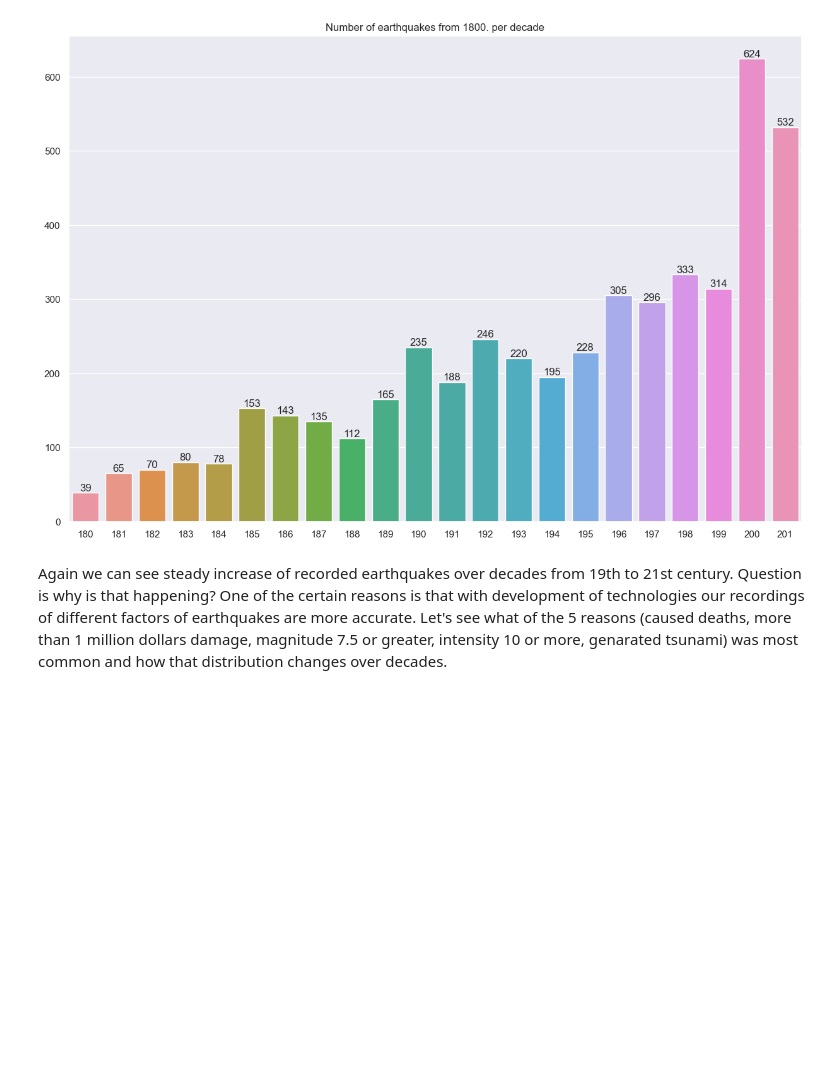
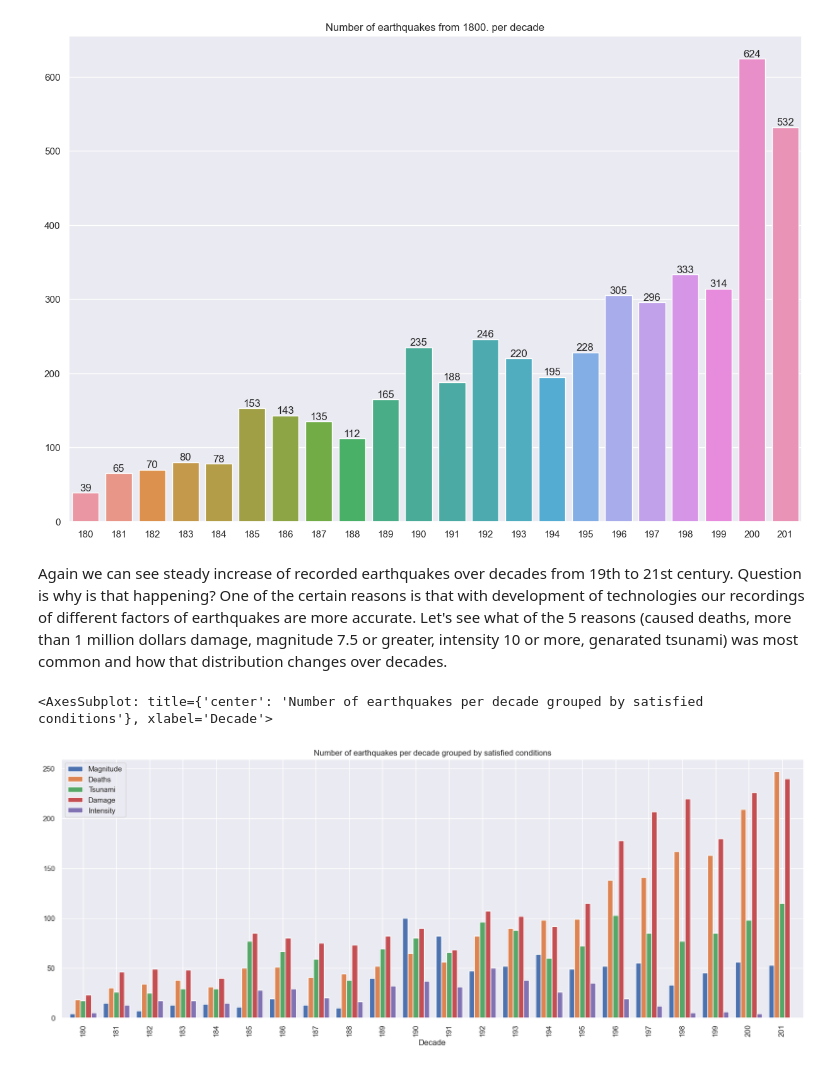
Before and after one commit to DejanGjer/Earthquakes-EDA, a Jupyter notebook: project.ipynb, the cells around one changed output. Cells and saved outputs as stored; diff of their text form; code cells hidden in the pictures; blank space fills up the shorter version.

```diff
--- a/project.ipynb
+++ b/project.ipynb
@@ -713,0 +795,26 @@ null_values_by_columns(data)
+# %%
+columns_to_drop = [
+    "Region code",
+    "Mw Magnitude",
+    "Ms Magnitude",
+    "Mb Magnitude",
+    "Ml Magnitude",
+    "MFA Magnitude",
+    "Unknown Magnitude",
+    "Total Effects : Deaths",
+    "Total Effects : Missing",
+    "Total Effects : Injuries",
+    "Total Effects : Damage (in M$)",
+    "Total Effects : Houses Destroyed",
+    "Total Effects : Houses Damaged",
+    "Total Effects : Deaths Description",
+    "Total Effects : Missing Description",
+    "Total Effects : Injuries Description",
+    "Total Effects : Damage Description",
+    "Total Effects : Houses Destroyed Description",
+    "Total Effects : Houses Damaged Description"
+]
+
+data = data.drop(columns=columns_to_drop)
+print(f"Dataset rows: {data.shape[0]}, columns: {data.shape[1]}")
+data.head(10)
@@ -742,0 +861,20 @@ satisfies_tsunami = data["Flag Tsunami"]
+# %%
+
+satisfies_magnitude = data["EQ Primary"] >= 7.5
+satisfies_deaths = (data["Earthquake : Deaths"] > 0) | ~(data["Earthquake : Deaths Description"].isna())
+satisfies_tsunami = data["Flag Tsunami"]
+satisfies_damage = (data["Earthquake : Damage (in M$)"] > 1) | \
+    (data["Earthquake : Damage Description"] == "MODERATE (~$1 to $5 million)") | \
+    (data["Earthquake : Damage Description"] == "SEVERE (~>$5 to $24 million)") | \
+    (data["Earthquake : Damage Description"] == "EXTREME (~$25 million or more)")
+satisfies_intensity = data["Intensity"] >= 10
+
+conditions = pd.concat([satisfies_magnitude, satisfies_deaths, satisfies_tsunami, satisfies_damage, satisfies_intensity], axis=1)
+conditions.columns = ["Magnitude", "Deaths", "Tsunami", "Damage", "Intensity"]
+
+decade_conditions = pd.concat([(data["Year"] - 1) // 10, conditions], axis=1)
+decade_conditions.rename(columns={"Year": "Decade"}, inplace=True)
+decade_conditions.groupby("Decade").sum().plot(kind="bar", figsize=(20, 7), width=0.8, title="Number of earthquakes per decade grouped by satisfied conditions")
+# %% [output]
+<AxesSubplot: title={'center': 'Number of earthquakes per decade grouped by satisfied conditions'}, xlabel='Decade'>
+[figure, added]
```
Also changed, not shown: parts of 27 cells of this notebook.
